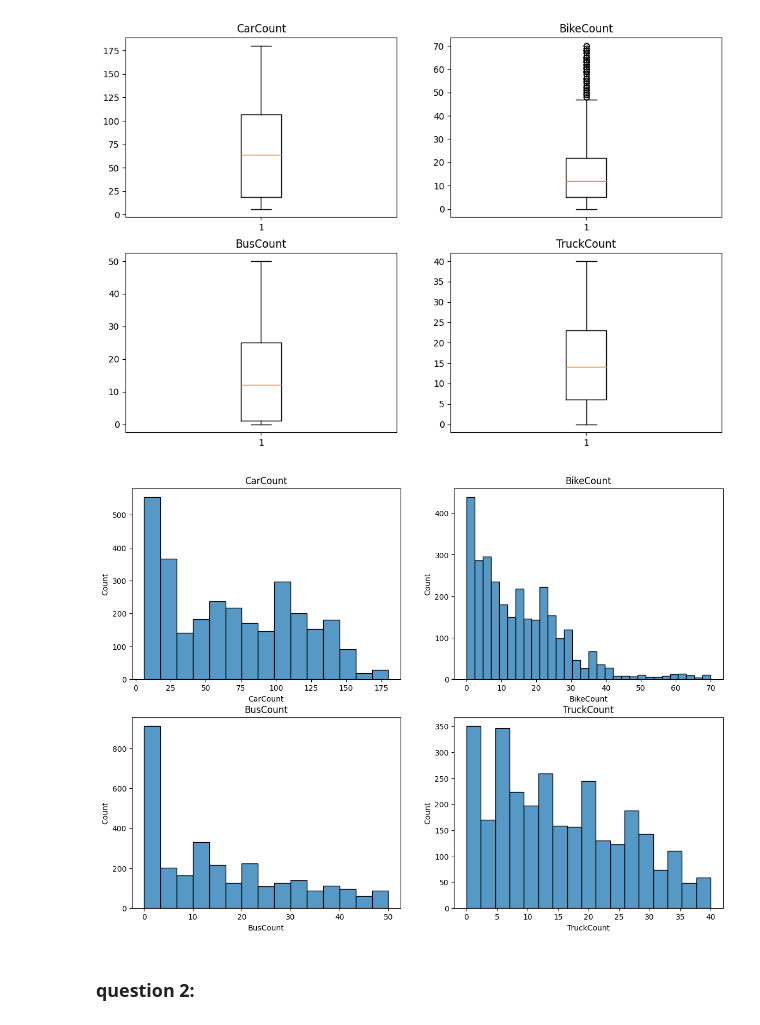
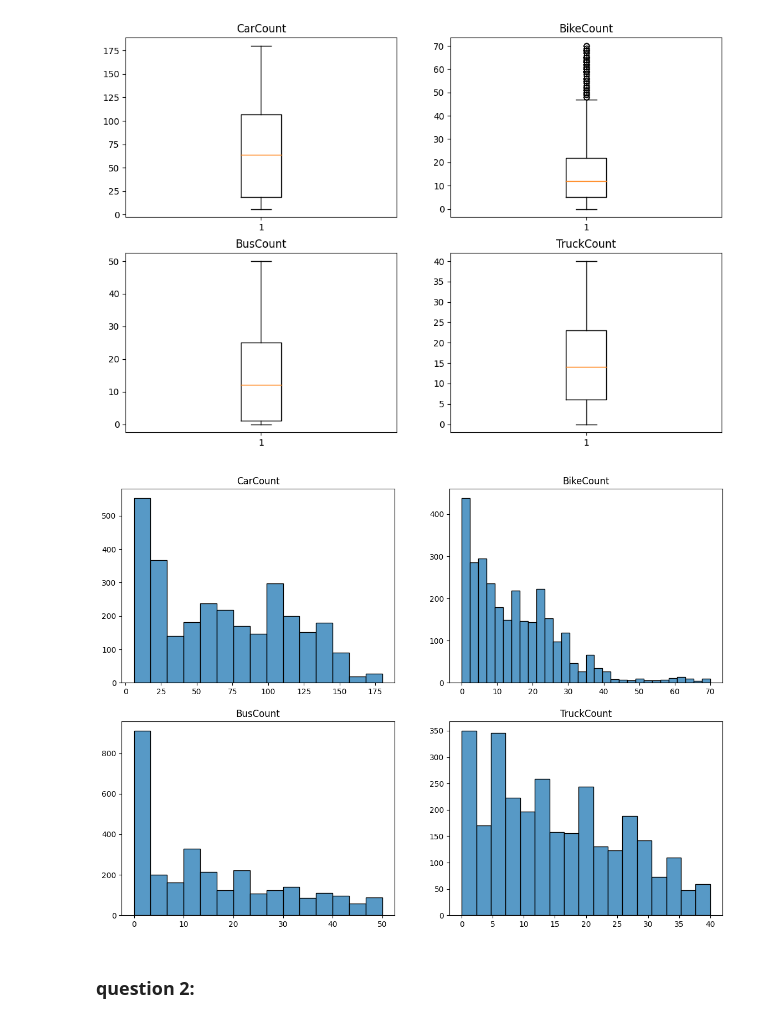
Before and after one commit to Mkaljermy/traffic-assim, a Jupyter notebook: ass1.ipynb, the cells around one changed output. Drawn from its saved outputs; the diff is of its cells as text; code cells hidden in the pictures.

```diff
--- a/ass1.ipynb
+++ b/ass1.ipynb
@@ -50,14 +50,14 @@ plt.show()
 # %%
 fig, ax = plt.subplots(2, 2, figsize = (14, 10))
 
-sns.histplot(data = data, x = "CarCount", ax = ax[0, 0]).set(title = "CarCount")
-sns.histplot(data = data, x = "BikeCount", ax = ax[0, 1]).set(title = "BikeCount")
-sns.histplot(data = data, x = "BusCount", ax = ax[1, 0]).set(title = "BusCount")
-sns.histplot(data = data, x = "TruckCount", ax = ax[1, 1]).set(title = "TruckCount")
+sns.histplot(data = data, x = "CarCount", ax = ax[0, 0]).set(title = "CarCount", xlabel=None, ylabel=None)
+sns.histplot(data = data, x = "BikeCount", ax = ax[0, 1]).set(title = "BikeCount", xlabel=None, ylabel=None)
+sns.histplot(data = data, x = "BusCount", ax = ax[1, 0]).set(title = "BusCount", xlabel=None, ylabel=None)
+sns.histplot(data = data, x = "TruckCount", ax = ax[1, 1]).set(title = "TruckCount", xlabel=None, ylabel=None)
 
 plt.show()
 # %% [output]
-[figure, old version]
+[figure, new version]
 # %% [markdown]
 ### question 2:
 # %%
```
Also changed, not shown: parts of 5 cells of this notebook.
